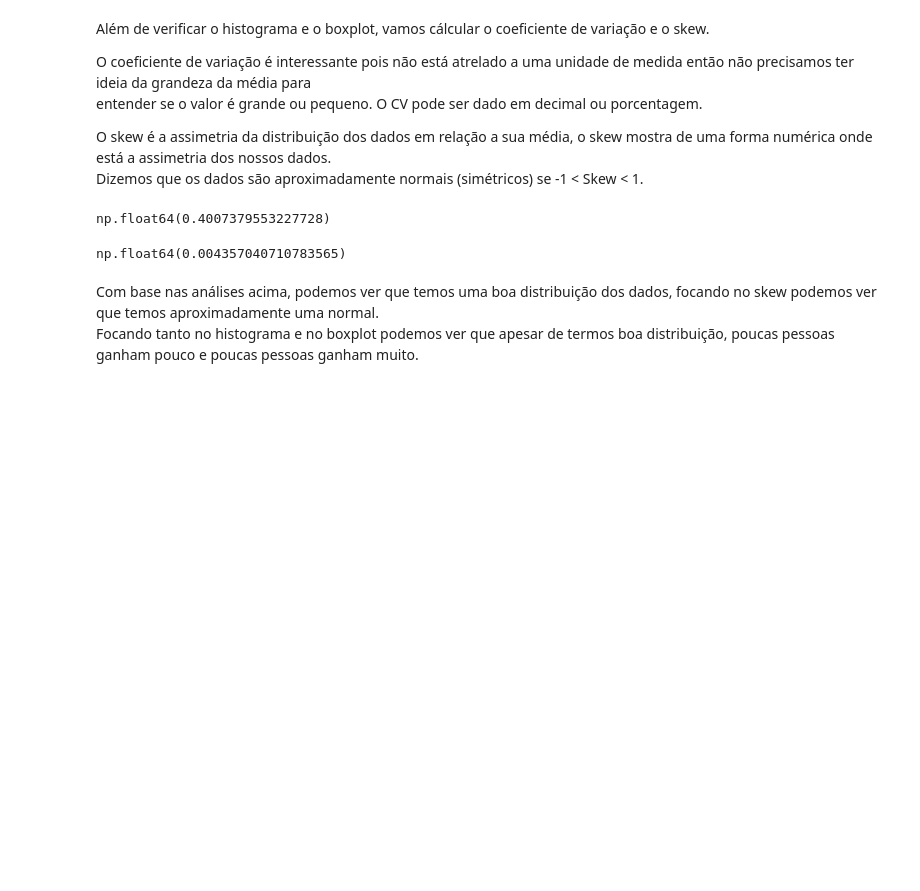
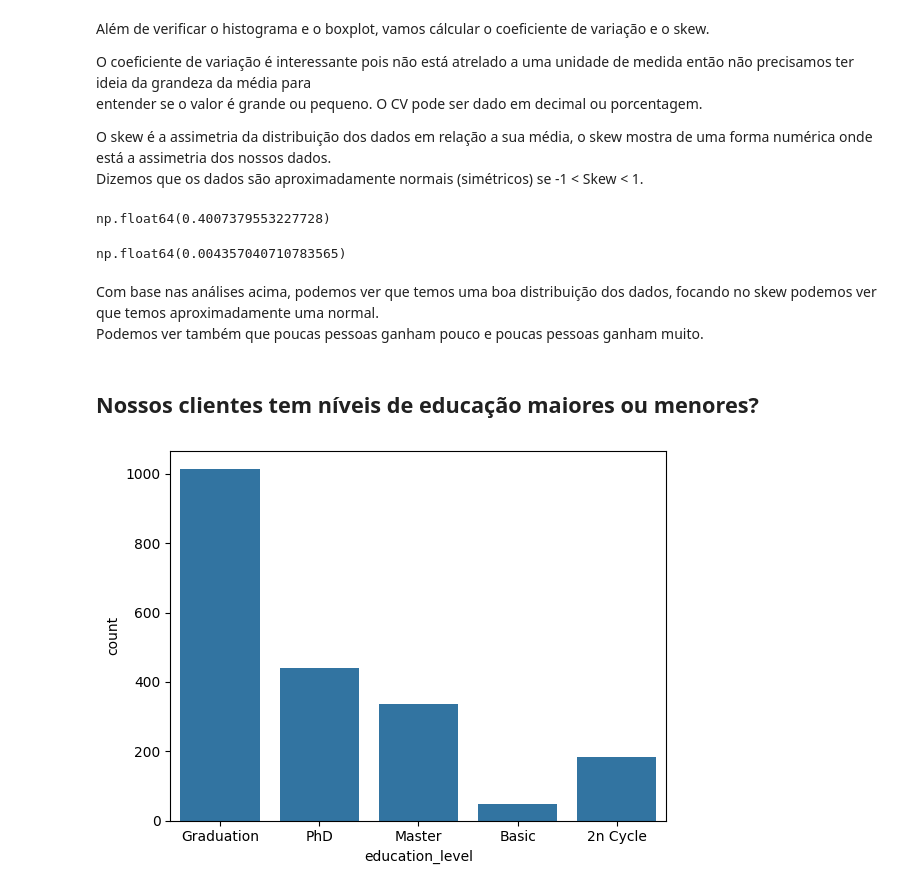
Before and after one commit to joaohsilva416/Desafio-Ifood, a Jupyter notebook: notebooks/Desafio Ifood.ipynb, the cells around one changed output. Cells and saved outputs as stored; diff of their text form; code cells hidden in the pictures; blank space fills up the shorter version.

```diff
--- a/notebooks/Desafio Ifood.ipynb
+++ b/notebooks/Desafio Ifood.ipynb
@@ -274,4 +260,11 @@ df["Income"].skew()
 np.float64(0.004357040710783565)
 # %% [markdown]
 Com base nas análises acima, podemos ver que temos uma boa distribuição dos dados, focando no skew podemos ver que temos aproximadamente uma normal.
-Focando tanto no histograma e no boxplot podemos ver que apesar de termos boa distribuição, poucas pessoas ganham pouco e poucas pessoas ganham muito.
+Podemos ver também que poucas pessoas ganham pouco e poucas pessoas ganham muito.
+# %% [markdown]
+## Nossos clientes tem níveis de educação maiores ou menores?
+# %%
+# Criando histograma
+sns.countplot(x=df["education_level"]);
+# %% [output]
+[figure, added]
```
Also changed, not shown: parts of 7 cells of this notebook.
